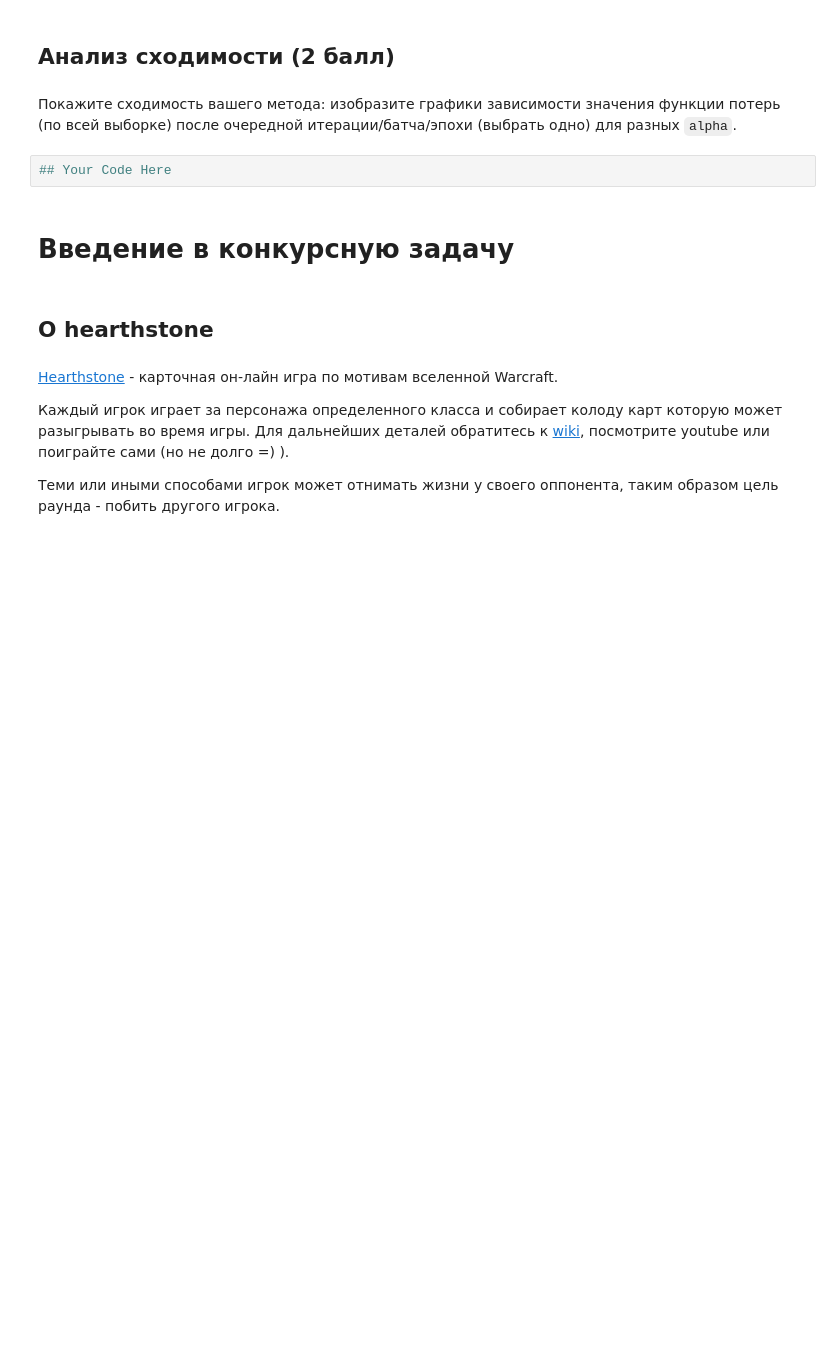
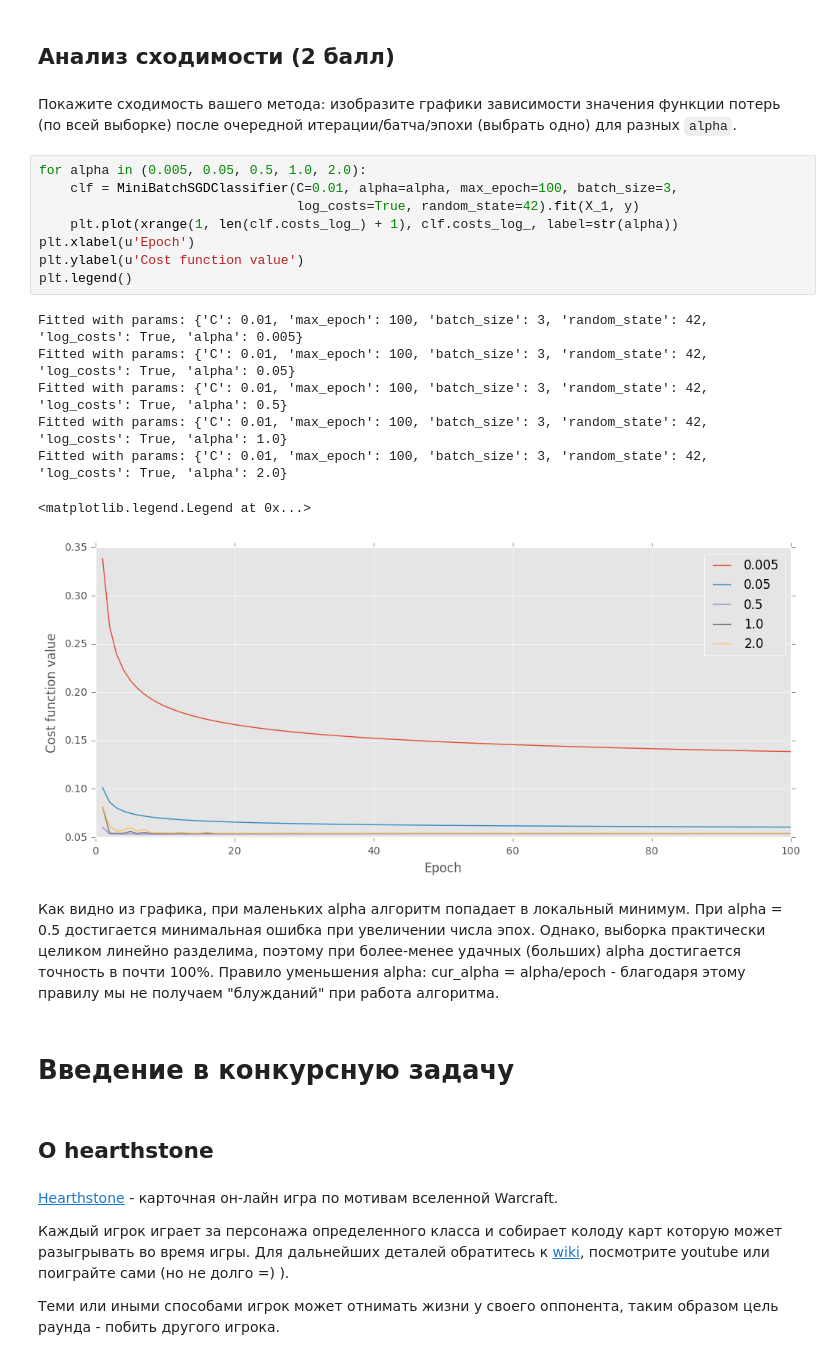
Before and after one commit to sergotail/homeworks, a Jupyter notebook: DM_1/hw4-lin-model/hw4-lin-models.ipynb, the cells around one changed output. Cells and saved outputs as stored; diff of their text form; blank space fills up the shorter version.

```diff
--- a/DM_1/hw4-lin-model/hw4-lin-models.ipynb
+++ b/DM_1/hw4-lin-model/hw4-lin-models.ipynb
@@ -131,8 +496,24 @@ model.fit(X, y)
 ## Анализ сходимости (2 балл)
 # %% [markdown]
 Покажите сходимость вашего метода: изобразите графики зависимости значения функции потерь (по всей выборке) после очередной итерации/батча/эпохи (выбрать одно) для разных `alpha`.
-# %%
-## Your Code Here
+# %%
+for alpha in (0.005, 0.05, 0.5, 1.0, 2.0):
+    clf = MiniBatchSGDClassifier(C=0.01, alpha=alpha, max_epoch=100, batch_size=3,
+                                 log_costs=True, random_state=42).fit(X_1, y)
+    plt.plot(xrange(1, len(clf.costs_log_) + 1), clf.costs_log_, label=str(alpha))
+plt.xlabel(u'Epoch')
+plt.ylabel(u'Cost function value')
+plt.legend()
+# %% [output]
+Fitted with params: {'C': 0.01, 'max_epoch': 100, 'batch_size': 3, 'random_state': 42, 'log_costs': True, 'alpha': 0.005}
+Fitted with params: {'C': 0.01, 'max_epoch': 100, 'batch_size': 3, 'random_state': 42, 'log_costs': True, 'alpha': 0.05}
+Fitted with params: {'C': 0.01, 'max_epoch': 100, 'batch_size': 3, 'random_state': 42, 'log_costs': True, 'alpha': 0.5}
+Fitted with params: {'C': 0.01, 'max_epoch': 100, 'batch_size': 3, 'random_state': 42, 'log_costs': True, 'alpha': 1.0}
+Fitted with params: {'C': 0.01, 'max_epoch': 100, 'batch_size': 3, 'random_state': 42, 'log_costs': True, 'alpha': 2.0}
+<matplotlib.legend.Legend at 0x...>
+[figure, added]
+# %% [markdown]
+Как видно из графика, при маленьких alpha алгоритм попадает в локальный минимум. При alpha = 0.5 достигается минимальная ошибка при увеличении числа эпох. Однако, выборка практически целиком линейно разделима, поэтому при более-менее удачных (больших) alpha достигается точность в почти 100%. Правило уменьшения alpha: cur_alpha = alpha/epoch - благодаря этому правилу мы не получаем "блужданий" при работа алгоритма.
 # %% [markdown]
 # Введение в конкурсную задачу
 # %% [markdown]
```
Also changed, not shown: parts of 49 cells of this notebook, 4 other files.
